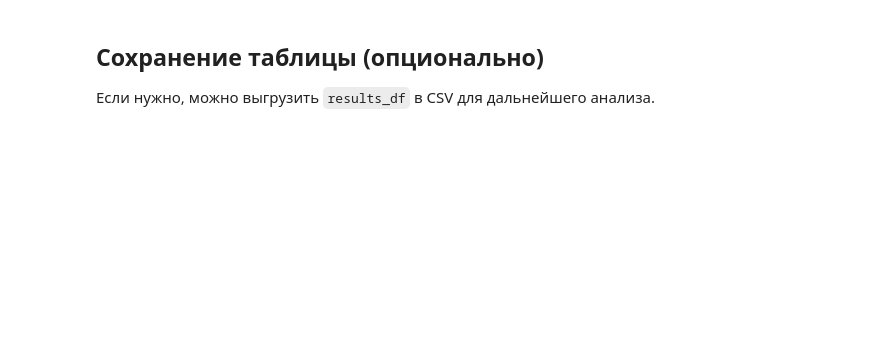
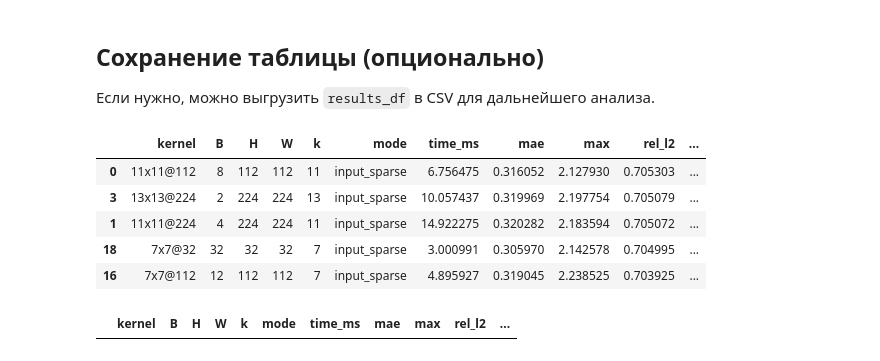
Before and after one commit to manzhura/conv2d-img2col-gemm, a Jupyter notebook: notebooks/baseline_kernel_search.ipynb, the cells around one changed output. Saved outputs shown, nothing was run; the diff lists cells and outputs as text; code cells hidden in the pictures; blank space fills up the shorter version.

```diff
--- a/notebooks/baseline_kernel_search.ipynb
+++ b/notebooks/baseline_kernel_search.ipynb
@@ -199,5 +236,50 @@ else:
+# %%
+if not results_df.empty:
+    # Берём только разрежённые варианты, потому что speedup_vs_dense есть только там
+    sparse_df = results_df[results_df['mode'] == 'input_sparse'].copy()
+
+    if sparse_df.empty:
+        best_df = pd.DataFrame()
+        print('Нет строк с mode == "input_sparse"')
+    else:
+        # Для каждого ядра берём конфиг с максимальным ускорением
+        best_df = (
+            sparse_df
+            .sort_values('speedup_vs_dense', ascending=False)
+            .groupby('kernel', as_index=False)
+            .first()
+        )
+
+        # Выводим самые полезные поля
+        best_df[
+            [
+                'kernel',     # имя ядра (cfg['name'])
+                'B', 'H', 'W',
+                'k',          # kernel_size
+                'keep_ratio', # доля оставленных входных каналов
+                'time_ms',    # время Triton-разрежённого варианта
+                'speedup_vs_dense',
+                'mae', 'max', 'rel_l2',
+            ]
+        ]
+else:
+    best_df = pd.DataFrame()
+    print('Нет данных (Triton отключён или все запуски упали)')
 # %% [markdown]
 ## Сохранение таблицы (опционально)
 Если нужно, можно выгрузить `results_df` в CSV для дальнейшего анализа.
 # %%
-results_df.to_csv('kernel_search_results.csv', index=False)
+top5_sparse = best_df[best_df["mode"] == "input_sparse"].sort_values("speedup_vs_dense", ascending=False).head(5)
+top5_sparse
+# %% [output]
+|  | kernel | B | H | W | k | mode | time_ms | mae | max | rel_l2 | ... |
+| 0 | 11x11@112 | 8 | 112 | 112 | 11 | input_sparse | 6.756475 | 0.316052 | 2.127930 | 0.705303 | ... |
+| 3 | 13x13@224 | 2 | 224 | 224 | 13 | input_sparse | 10.057437 | 0.319969 | 2.197754 | 0.705079 | ... |
+| 1 | 11x11@224 | 4 | 224 | 224 | 11 | input_sparse | 14.922275 | 0.320282 | 2.183594 | 0.705072 | ... |
+| 18 | 7x7@32 | 32 | 32 | 32 | 7 | input_sparse | 3.000991 | 0.305970 | 2.142578 | 0.704995 | ... |
+| 16 | 7x7@112 | 12 | 112 | 112 | 7 | input_sparse | 4.895927 | 0.319045 | 2.238525 | 0.703925 | ... |
+# %%
+top5_dense = best_df[best_df["mode"] == "dense"].sort_values("time_ms", ascending=True).head(5)
+top5_dense
+# %% [output]
+|  | kernel | B | H | W | k | mode | time_ms | mae | max | rel_l2 | ... |
```
Also changed, not shown: parts of 3 cells of this notebook, 8 other files.
